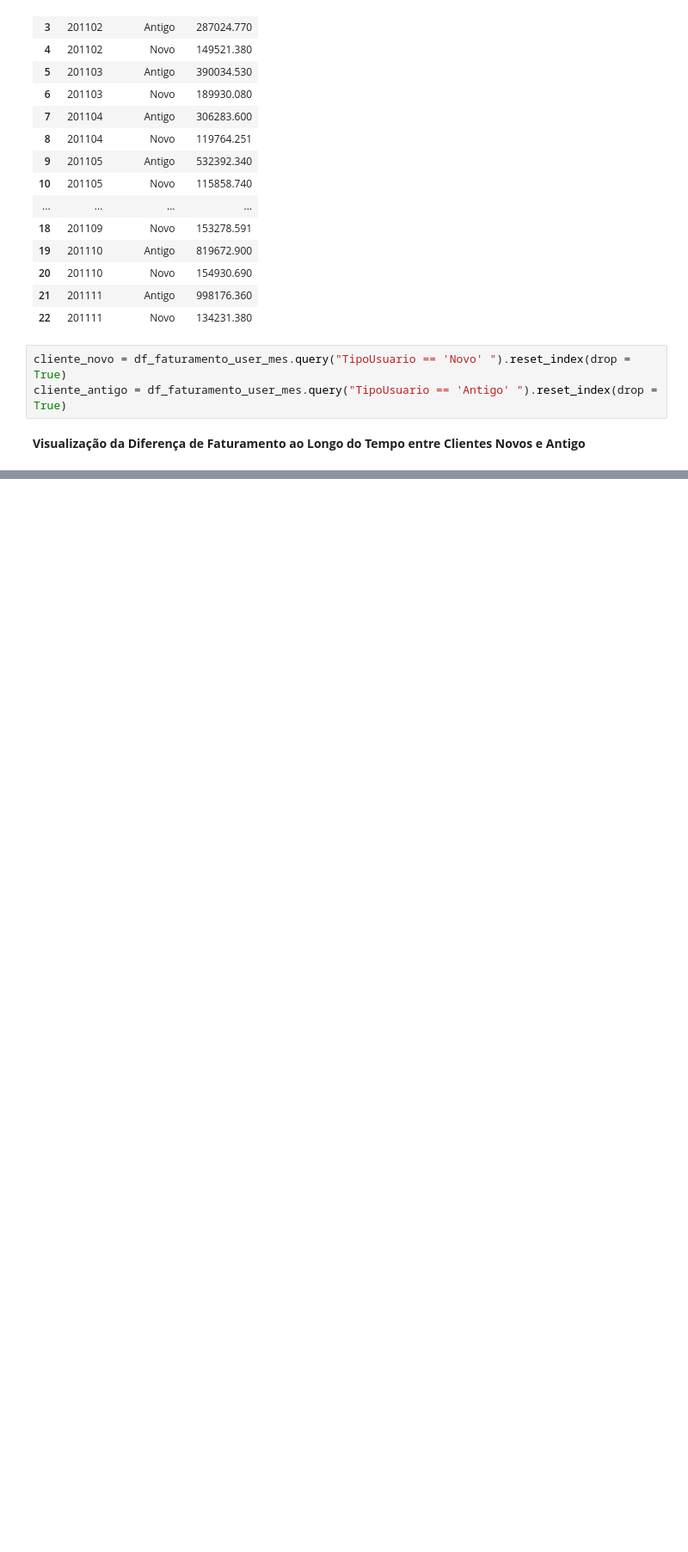
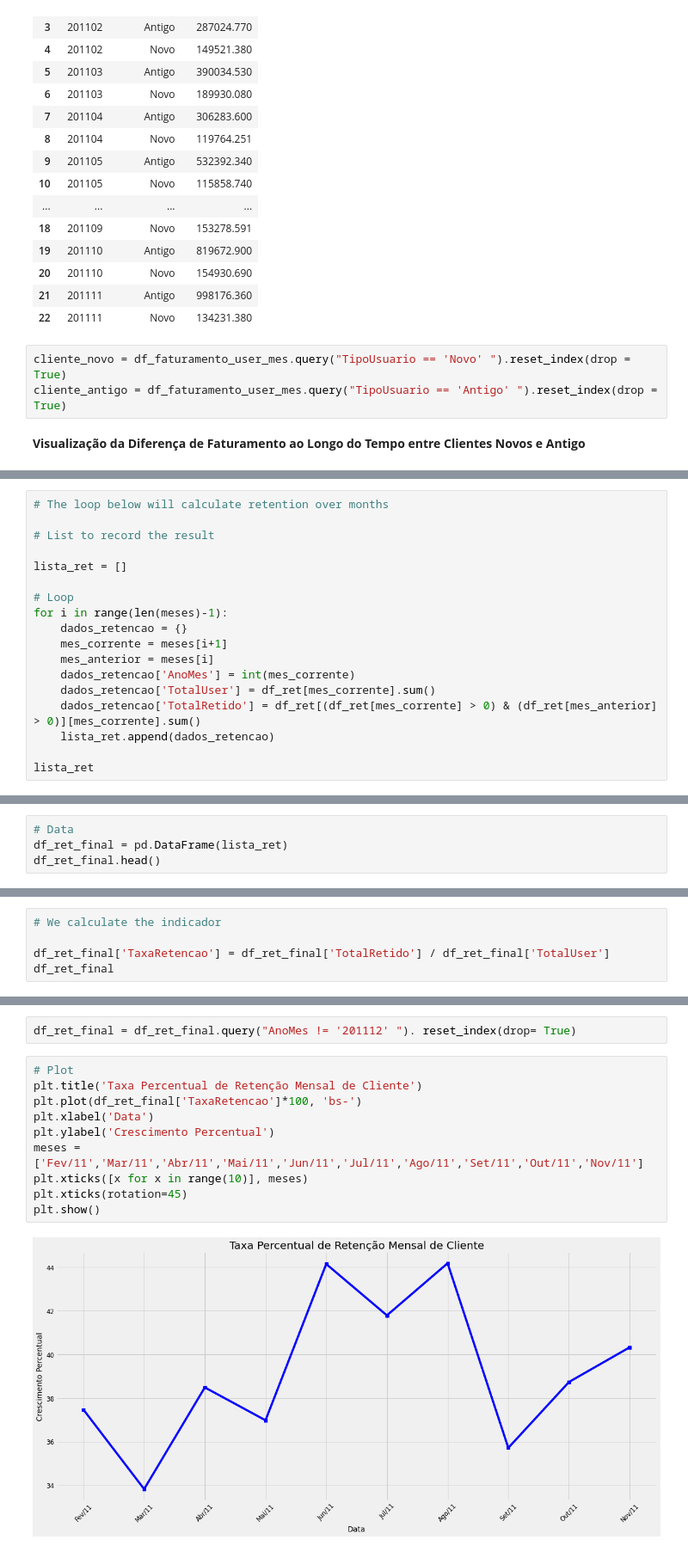
Before and after one commit to rodolffoterra/Project_KPIs, a Jupyter notebook: Project_KPIs.ipynb, the cells around one changed output, grey strips where cells are left out. Shown: that part at 86% size. Cells and saved outputs as stored; diff of their text form; blank space fills up the shorter version.

```diff
--- a/Project_KPIs.ipynb
+++ b/Project_KPIs.ipynb
@@ -713,0 +808,18 @@ plt.show()
+# %%
+# The loop below will calculate retention over months
+
+# List to record the result
+
+lista_ret = []
+
+# Loop
+for i in range(len(meses)-1):
+    dados_retencao = {}
+    mes_corrente = meses[i+1]
+    mes_anterior = meses[i]
+    dados_retencao['AnoMes'] = int(mes_corrente)
+    dados_retencao['TotalUser'] = df_ret[mes_corrente].sum()
+    dados_retencao['TotalRetido'] = df_ret[(df_ret[mes_corrente] > 0) & (df_ret[mes_anterior] > 0)][mes_corrente].sum()
+    lista_ret.append(dados_retencao)
+
+lista_ret
@@ -713,0 +838,4 @@ plt.show()
+# %%
+# Data
+df_ret_final = pd.DataFrame(lista_ret)
+df_ret_final.head()
@@ -713,0 +849,5 @@ plt.show()
+# %%
+# We calculate the indicador
+
+df_ret_final['TaxaRetencao'] = df_ret_final['TotalRetido'] / df_ret_final['TotalUser']
+df_ret_final
@@ -713,0 +869,14 @@ plt.show()
+# %%
+df_ret_final = df_ret_final.query("AnoMes != '201112' "). reset_index(drop= True)
+# %%
+# Plot
+plt.title('Taxa Percentual de Retenção Mensal de Cliente')
+plt.plot(df_ret_final['TaxaRetencao']*100, 'bs-')
+plt.xlabel('Data')
+plt.ylabel('Crescimento Percentual')
+meses = ['Fev/11','Mar/11','Abr/11','Mai/11','Jun/11','Jul/11','Ago/11','Set/11','Out/11','Nov/11']
+plt.xticks([x for x in range(10)], meses)
+plt.xticks(rotation=45)
+plt.show()
+# %% [output]
+[figure, added]
```
Also changed, not shown: parts of 23 cells of this notebook, 1 other file.
